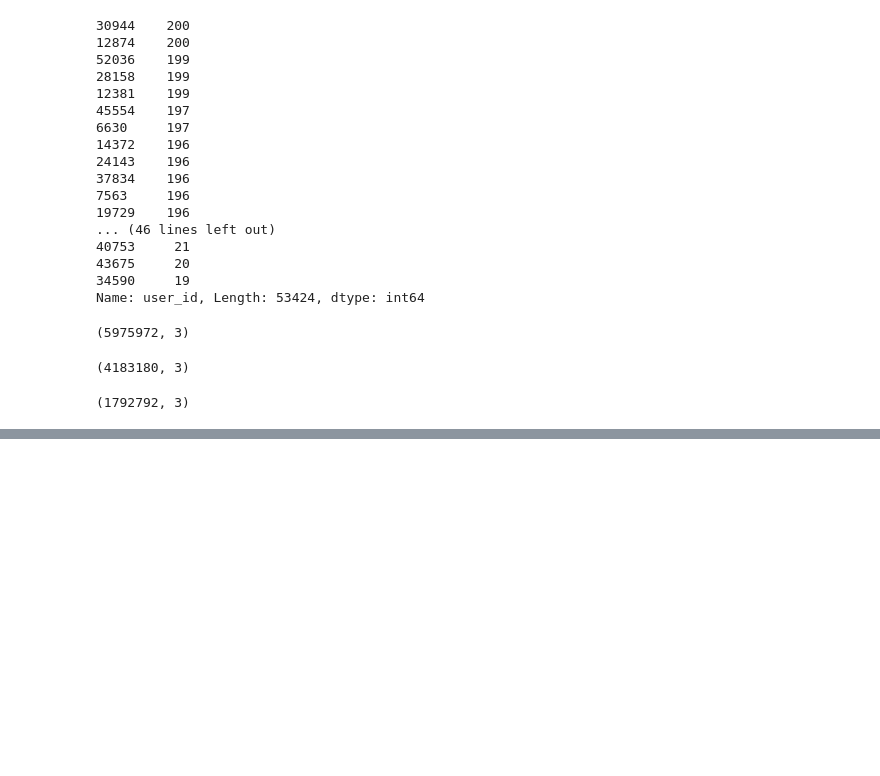
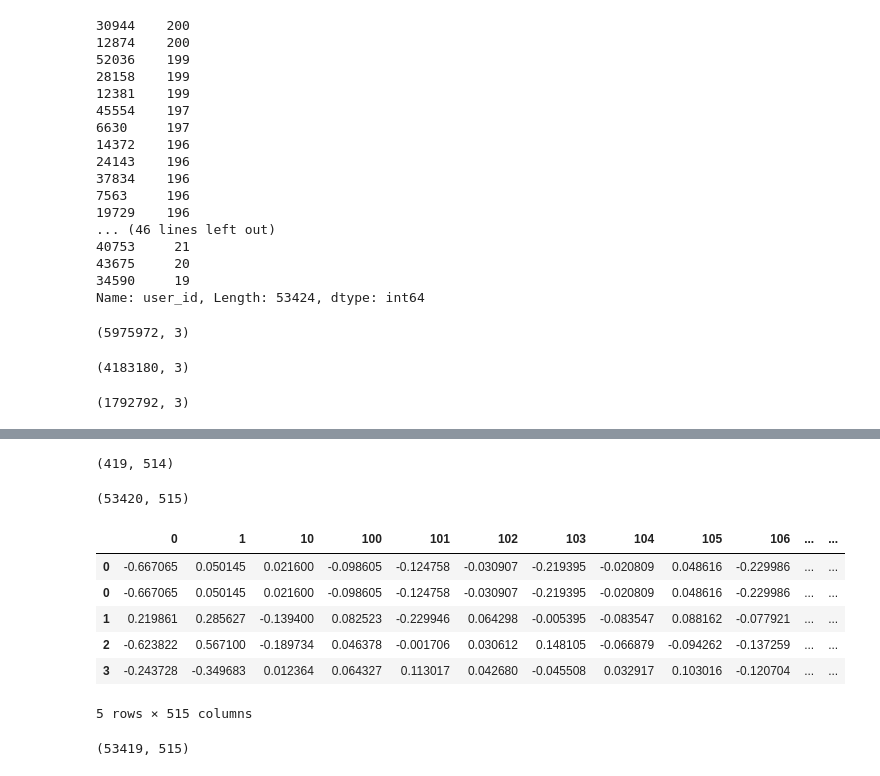
Before and after one commit to manoj0237/DeeplearningandAI-finalproject, a Jupyter notebook: Data_EDA.ipynb, the cells around one changed output, grey strips where cells are left out. Saved outputs shown, nothing was run; the diff lists cells and outputs as text; code cells hidden in the pictures; blank space fills up the shorter version.

Commit message:
user features

```diff
--- a/Data_EDA.ipynb
+++ b/Data_EDA.ipynb
@@ -484,0 +512,24 @@ cold_start_ratings.to_csv('cold_start_ratings_set.csv', index=False)
+# %%
+user_features = []
+counter = 0
+for u in users:
+
+    user_ratings = ratings_train[ratings_train['user_id'] == u]
+    avg_rating = user_ratings['rating'].mean()
+    user_preferences = []
+    for index, row in user_ratings.iterrows():
+        if row['rating'] in [4, 5]:
+            book_data = scaled_book_data_final_500.loc[scaled_book_data_final_500['book_id']==row['book_id']]
+            user_preferences.append(book_data)
+    if len(user_preferences)> 0:
+        df = pd.concat(user_preferences)
+        df = df.drop('book_id', axis=1)
+        means = df.mean()
+    else:
+        means = pd.DataFrame(np.zeros((1, len(scaled_book_data_final_500.columns))), columns = scaled_book_data_final_500.columns)
+    means['user_id'] = u
+    means['avg_rating'] = avg_rating
+    user_features.append(means)
+    if counter % 500 == 0:
+        print(counter)
+    counter += 1
@@ -484,0 +561,15 @@ cold_start_ratings.to_csv('cold_start_ratings_set.csv', index=False)
+# %%
+starts = [i * 1000 for i in range(54)]
+# %%
+dfs = []
+counter = 0
+for row in user_features:
+
+    if counter in starts:
+        print(counter)
+        dfs.append(df)
+        df = pd.DataFrame(columns = user_features[0].keys())
+    df = df.append(row, ignore_index=True)
+    if counter == (len(user_features)-1):
+        dfs.append(df)
+    counter += 1
@@ -484,0 +594,20 @@ cold_start_ratings.to_csv('cold_start_ratings_set.csv', index=False)
+# %%
+dfs[54].shape
+# %% [output]
+(419, 514)
+# %%
+df = pd.concat(dfs)
+# %%
+df.shape
+# %% [output]
+(53420, 515)
+# %%
+df.head()
+# %% [output]
+|  | 0 | 1 | 10 | 100 | 101 | 102 | 103 | 104 | 105 | 106 | ... | ... |
+| 0 | -0.667065 | 0.050145 | 0.021600 | -0.098605 | -0.124758 | -0.030907 | -0.219395 | -0.020809 | 0.048616 | -0.229986 | ... | ... |
+| 0 | -0.667065 | 0.050145 | 0.021600 | -0.098605 | -0.124758 | -0.030907 | -0.219395 | -0.020809 | 0.048616 | -0.229986 | ... | ... |
+| 1 | 0.219861 | 0.285627 | -0.139400 | 0.082523 | -0.229946 | 0.064298 | -0.005395 | -0.083547 | 0.088162 | -0.077921 | ... | ... |
+| 2 | -0.623822 | 0.567100 | -0.189734 | 0.046378 | -0.001706 | 0.030612 | 0.148105 | -0.066879 | -0.094262 | -0.137259 | ... | ... |
+| 3 | -0.243728 | -0.349683 | 0.012364 | 0.064327 | 0.113017 | 0.042680 | -0.045508 | 0.032917 | 0.103016 | -0.120704 | ... | ... |
+5 rows × 515 columns
@@ -484,0 +616,4 @@ cold_start_ratings.to_csv('cold_start_ratings_set.csv', index=False)
+# %%
+df.shape
+# %% [output]
+(53419, 515)
```
Also changed, not shown: parts of 25 cells of this notebook, 5 other files.
